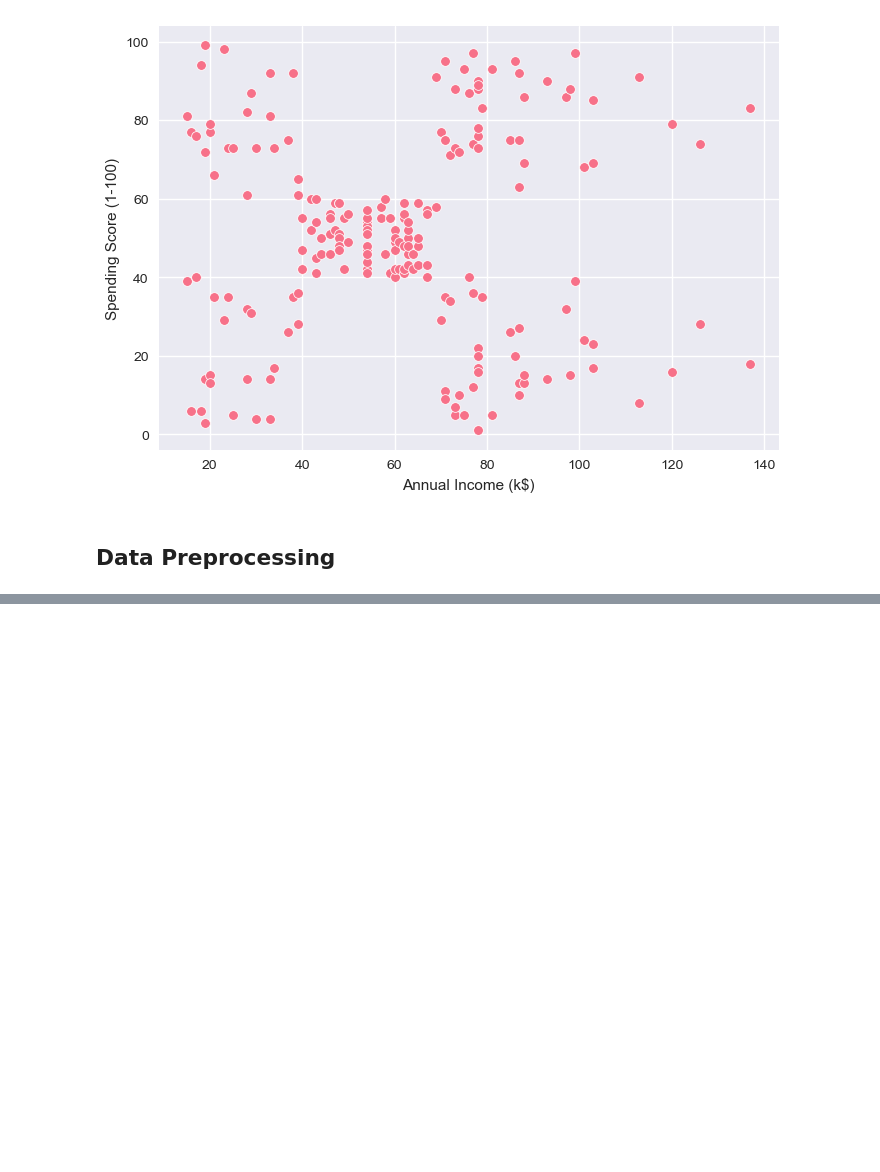
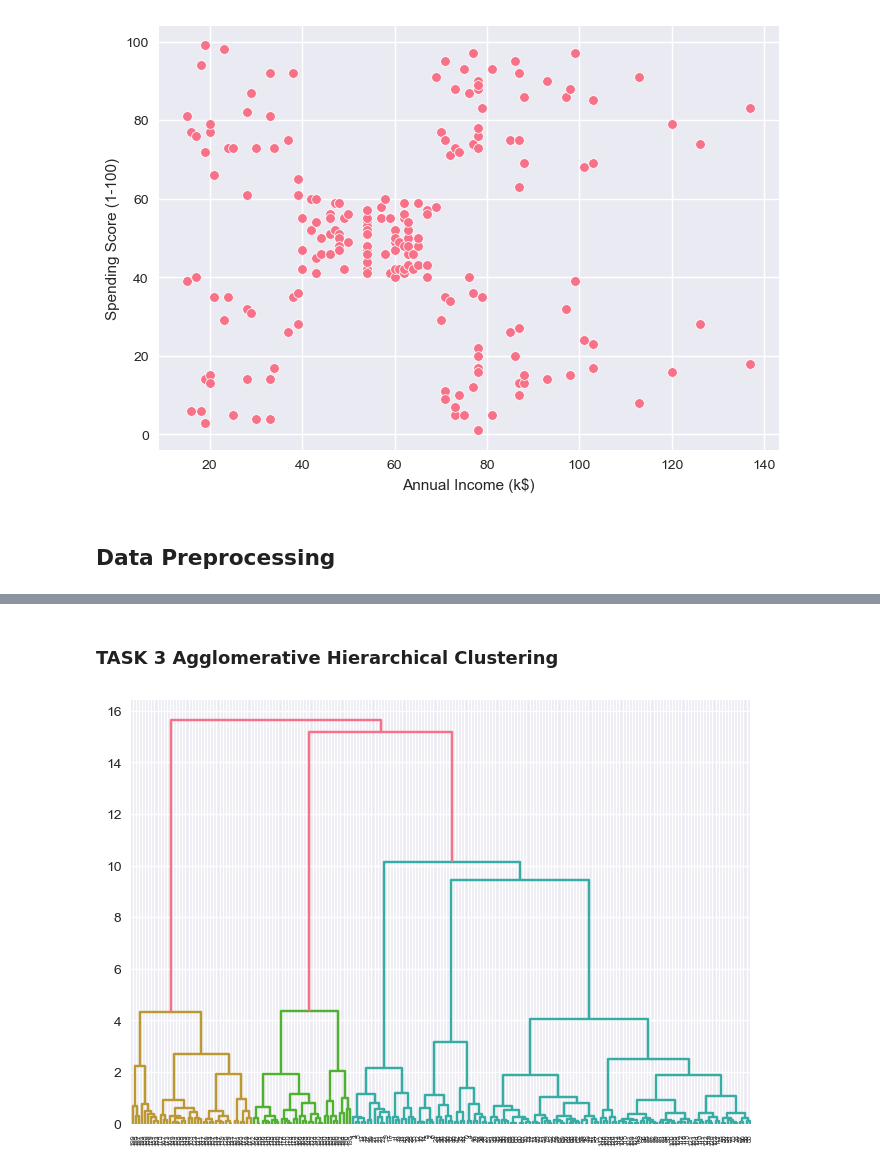
Before and after one commit to DS605-2025-FOML/clustering-using-scikit-learn-DhruvParmar051, a Jupyter notebook: assignment.ipynb, the cells around one changed output, grey strips where cells are left out. Drawn from its saved outputs; the diff is of its cells as text; code cells hidden in the pictures; blank space fills up the shorter version.

Commit message:
TASK 3 & 4 completed

```diff
--- a/assignment.ipynb
+++ b/assignment.ipynb
@@ -150,0 +142,11 @@ plt.show()
+# %% [markdown]
+### TASK 3 Agglomerative Hierarchical Clustering
+# %%
+## Creating a Dendrogram
+
+from scipy.cluster.hierarchy import dendrogram, linkage
+
+linkage_data = linkage(X_scaled, method='ward', metric='euclidean')
+dn = dendrogram(linkage_data)
+# %% [output]
+[figure, added]
```
Also changed, not shown: parts of 9 cells of this notebook.
